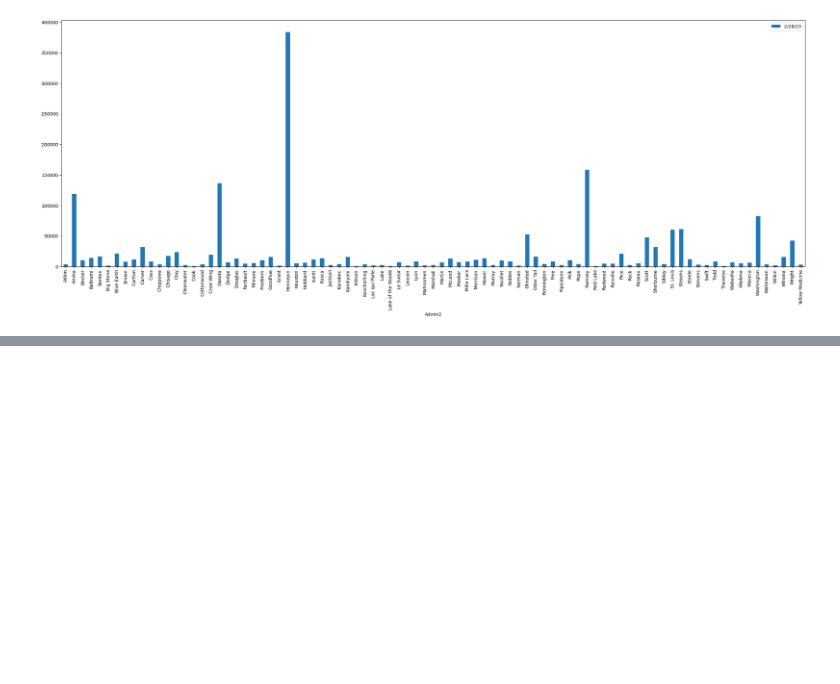
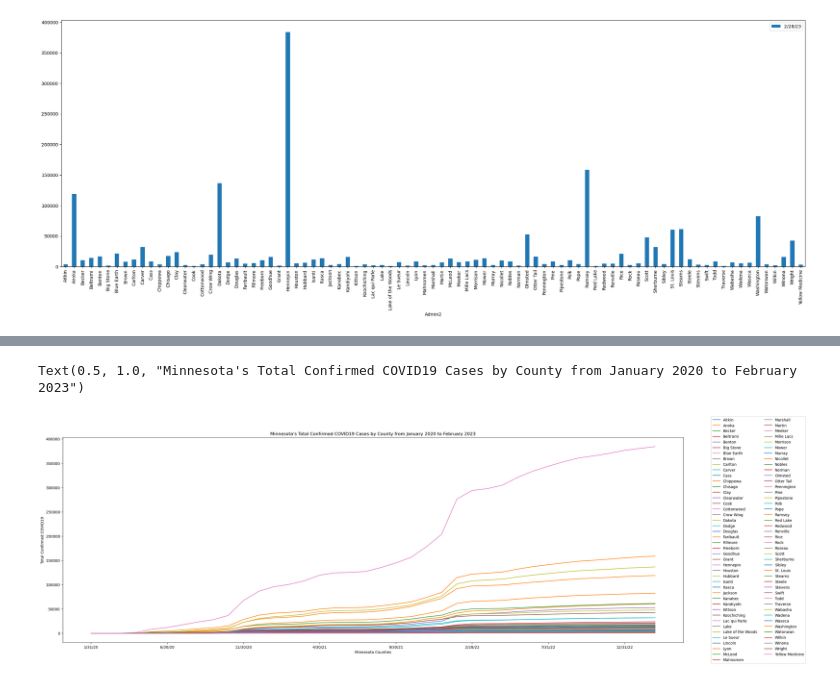
Before and after one commit to micah-11101/Covid-19Analysis, a Jupyter notebook: main.ipynb, the cells around one changed output, grey strips where cells are left out. Drawn from its saved outputs; the diff is of its cells as text; code cells hidden in the pictures; blank space fills up the shorter version.

```diff
--- a/main.ipynb
+++ b/main.ipynb
@@ -745,0 +132,10 @@ fig.savefig('./Data/2020StartInfections.png',dpi=400, bbox_inches="tight")
+# %%
+Year_2020_2023_dates = ["1/31/20", "2/28/20", "3/31/20", "4/30/20", "5/31/20", "6/30/20", "7/31/20", "8/31/20", "9/30/20", "10/31/20", "11/30/20", "12/31/20", "1/31/21", "2/28/21", "3/31/21", "4/30/21", "5/31/21", "6/30/21", "7/31/21", "8/31/21", "9/30/21", "10/31/21", "11/30/21", "12/31/21", "1/31/22", "2/28/22", "3/31/22", "4/30/22", "5/31/22", "6/30/22", "7/31/22", "8/31/22", "9/30/22", "10/31/22", "11/30/22", "12/31/22", "1/31/23", "2/28/23"]
+# Attempt 1.2 with help from Xpert Learning Assistant; copied from previous code. Adjusted to be just March 9, 2023
+USA_rollingCOVID19totalINFECTIONSperSTATE_2023_March_9_df = clean_df[["Province_State", "3/9/23"]]
+USA_rollingCOVID19totalINFECTIONSperSTATE_2023_March_9_df.set_index("Province_State", inplace=True)
+USA_rollingCOVID19totalINFECTIONSperSTATE_2023_March_9_df = USA_rollingCOVID19totalINFECTIONSperSTATE_2023_March_9_df.groupby("Province_State").sum()
+# Add column for US states where length is total 52 (including header and add the two provinces: DC and Puerto Rico)
+USstatesANDprovince = ["Alabama", "Alaska", "Arizona", "Arkansas", "California", "Colorado", "Connecticut", "Delaware", "District of Columbia", "Florida", "Georgia", "Hawaii", "Idaho", "Illinois", "Indiana", "Iowa", "Kansas", "Kentucky", "Louisiana", "Maine", "Maryland", "Massachusetts", "Michigan", "Minnesota", "Mississippi", "Missouri", "Montana", "Nebraska", "Nevada", "New Hampshire", "New Jersey", "New Mexico", "New York", "North Carolina", "North Dakota", "Ohio", "Oklahoma", "Oregon", "Pennsylvania", "Puerto Rico", "Rhode Island", "South Carolina", "South Dakota", "Tennessee", "Texas", "Utah", "Vermont", "Virginia", "Washington", "West Virginia", "Wisconsin", "Wyoming"]
+USA_rollingCOVID19totalINFECTIONSperSTATE_2023_March_9_df["Province_State"] = USstatesANDprovince
+USA_rollingCOVID19totalINFECTIONSperSTATE_2023_March_9_df
@@ -745,0 +174,12 @@ fig.savefig('./Data/2020StartInfections.png',dpi=400, bbox_inches="tight")
+# %%
+# Make a cleaned MN df
+Minnesota_df = clean_df.loc[covid_df["Province_State"] == "Minnesota"]
+# Include counties and dates from 1/30/20 to 3/9/23
+# Minnesota_df["Counties"] = Minnesota_df["Admin2"]
+Minnesota_df = Minnesota_df[["Admin2", "1/31/20", "2/28/20", "3/31/20", "4/30/20", "5/31/20", "6/30/20", "7/31/20", "8/31/20", "9/30/20", "10/31/20", "11/30/20", "12/31/20", "1/31/21", "2/28/21", "3/31/21", "4/30/21", "5/31/21", "6/30/21", "7/31/21", "8/31/21", "9/30/21", "10/31/21", "11/30/21", "12/31/21", "1/31/22", "2/28/22", "3/31/22", "4/30/22", "5/31/22", "6/30/22", "7/31/22", "8/31/22", "9/30/22", "10/31/22", "11/30/22", "12/31/22", "1/31/23", "2/28/23"]]
+Minnesota_df = Minnesota_df.set_index("Admin2")
+# Transpose for easier processing by county
+Minnesota_df = Minnesota_df.transpose()
+# Create new column for dates/timepoints
+Minnesota_df["timepoints"] = Year_2020_2023_dates
+Minnesota_df
@@ -745,0 +205,9 @@ fig.savefig('./Data/2020StartInfections.png',dpi=400, bbox_inches="tight")
+# %%
+Minnesota_df.plot(x="timepoints", y=["Aitkin", "Anoka", "Becker", "Beltrami", "Benton", "Big Stone", "Blue Earth", "Brown", "Carlton", "Carver", "Cass", "Chippewa", "Chisago", "Clay", "Clearwater", "Cook", "Cottonwood", "Crow Wing", "Dakota", "Dodge", "Douglas", "Faribault", "Fillmore", "Freeborn", "Goodhue", "Grant", "Hennepin", "Houston", "Hubbard", "Isanti", "Itasca", "Jackson", "Kanabec", "Kandiyohi", "Kittson", "Koochiching", "Lac qui Parle", "Lake", "Lake of the Woods", "Le Sueur", "Lincoln", "Lyon", "McLeod", "Mahnomen", "Marshall", "Martin", "Meeker", "Mille Lacs", "Morrison", "Mower", "Murray", "Nicollet", "Nobles", "Norman", "Olmsted", "Otter Tail", "Pennington", "Pine", "Pipestone", "Polk", "Pope", "Ramsey", "Red Lake", "Redwood", "Renville", "Rice", "Rock", "Roseau", "Scott", "Sherburne", "Sibley", "St. Louis", "Stearns", "Steele", "Stevens", "Swift", "Todd", "Traverse", "Wabasha", "Wadena", "Waseca", "Washington", "Watonwan", "Wilkin", "Winona", "Wright", "Yellow Medicine"], kind="line", figsize=(30,10))
+plt.xlabel("Minnesota Counties")
+plt.ylabel("Total Confirmed COVID19")
+plt.legend(loc='right', bbox_to_anchor=(1.2, 0.5), ncol=2)
+plt.title("Minnesota's Total Confirmed COVID19 Cases by County from January 2020 to February 2023")
+# %% [output]
+Text(0.5, 1.0, "Minnesota's Total Confirmed COVID19 Cases by County from January 2020 to February 2023")
+[figure, added]
```
Also changed, not shown: parts of 51 cells of this notebook.
